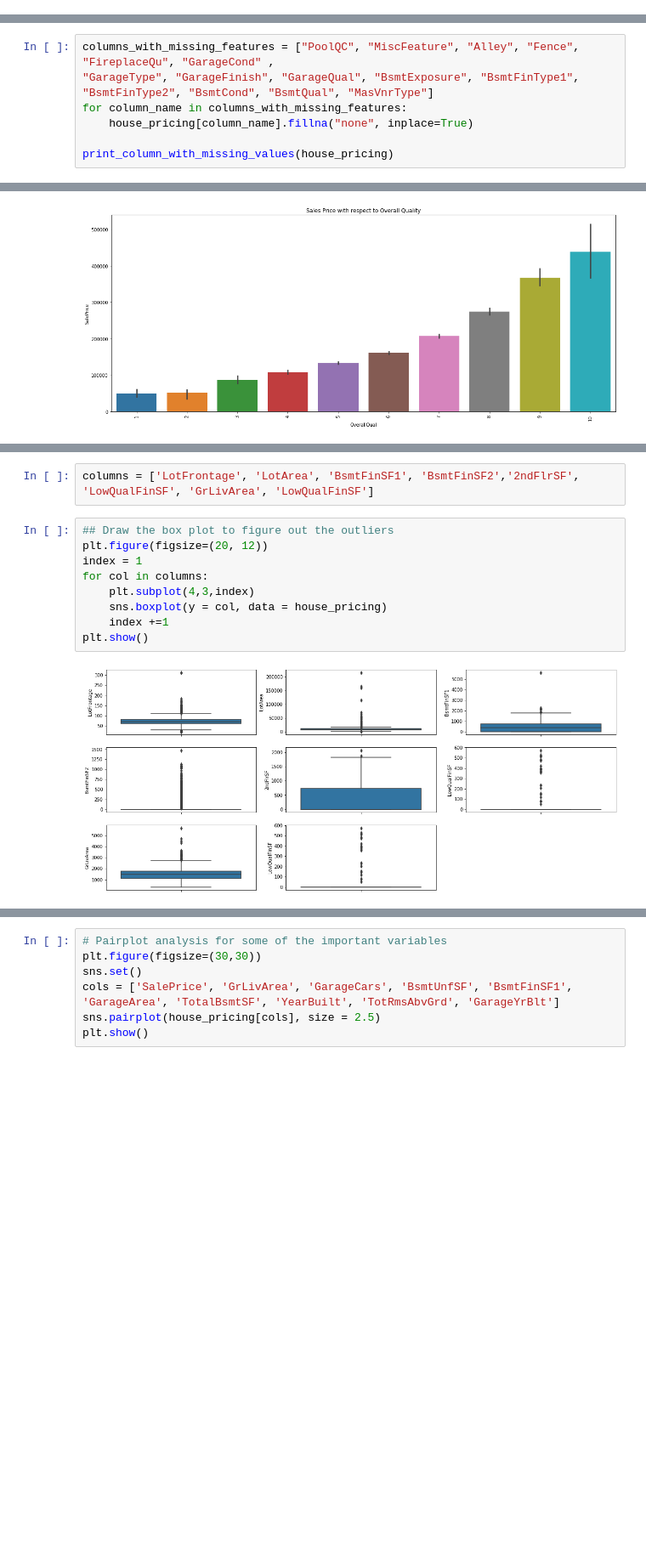
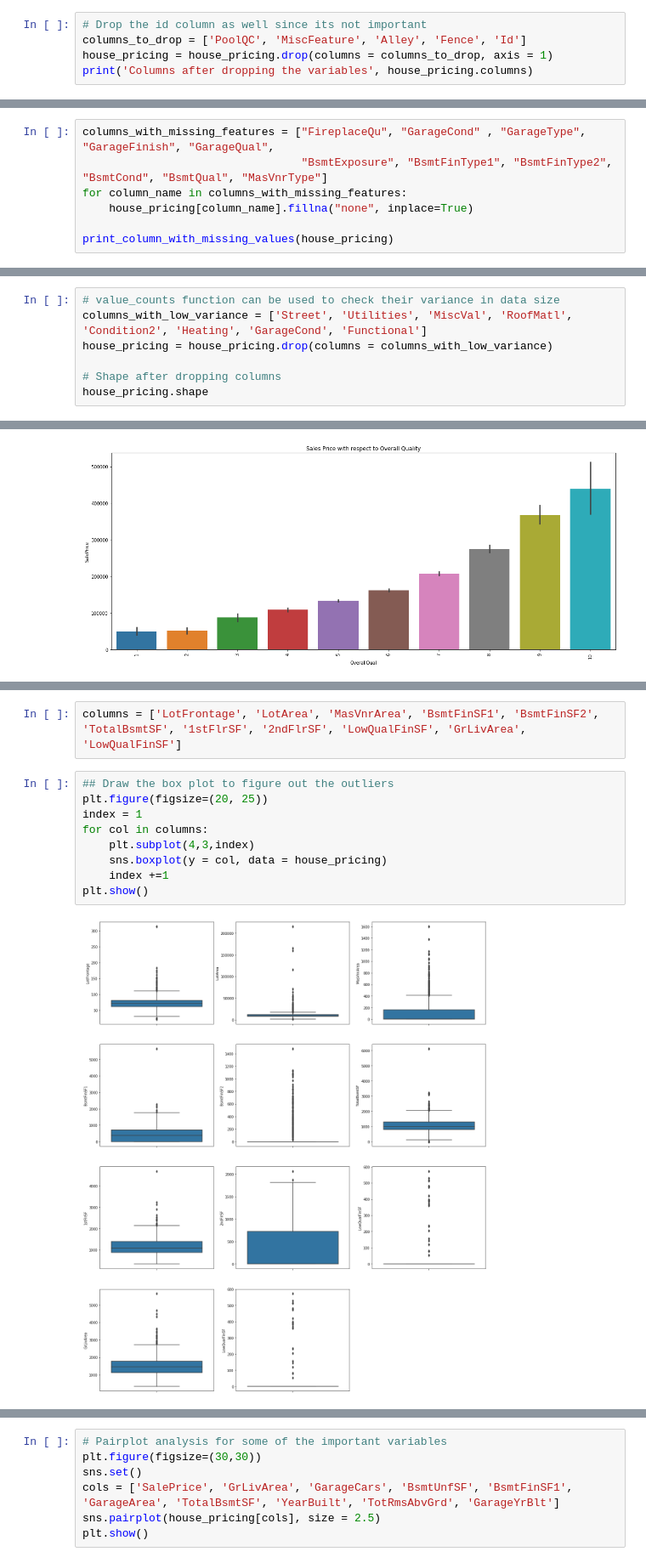
Before and after one commit to ps2420/Advance-Regression---House-Price-Prediction, a Jupyter notebook: Advanced Regression - House Price Prediction.ipynb, the cells around one changed output, grey strips where cells are left out. Shown at 85% size. Drawn from its saved outputs; the diff is of its cells as text; blank space fills up the shorter version.

Commit message:
More eda and variable analysis

```diff
--- a/Advanced Regression - House Price Prediction.ipynb
+++ b/Advanced Regression - House Price Prediction.ipynb
@@ -199,0 +220,5 @@ dtype: float64
+# %%
+# Drop the id column as well since its not important
+columns_to_drop = ['PoolQC', 'MiscFeature', 'Alley', 'Fence', 'Id']
+house_pricing = house_pricing.drop(columns = columns_to_drop, axis = 1)
+print('Columns after dropping the variables', house_pricing.columns)
@@ -201,8 +244,8 @@ dtype: float64
 ### 1.2.2.1 Categorical columns (handling missing values of the data)
 - Replace missing column values as null
 # %%
-columns_with_missing_features = ["PoolQC", "MiscFeature", "Alley", "Fence", "FireplaceQu", "GarageCond" ,
-"GarageType", "GarageFinish", "GarageQual", "BsmtExposure", "BsmtFinType1", "BsmtFinType2", "BsmtCond", "BsmtQual", "MasVnrType"]
+columns_with_missing_features = ["FireplaceQu", "GarageCond" , "GarageType", "GarageFinish", "GarageQual",
+                                 "BsmtExposure", "BsmtFinType1", "BsmtFinType2", "BsmtCond", "BsmtQual", "MasVnrType"]
 for column_name in columns_with_missing_features:
     house_pricing[column_name].fillna("none", inplace=True)
 
@@ -294,0 +389,7 @@ plt.xticks(rotation=90)
+# %%
+# value_counts function can be used to check their variance in data size
+columns_with_low_variance = ['Street', 'Utilities', 'MiscVal', 'RoofMatl', 'Condition2', 'Heating', 'GarageCond', 'Functional']
+house_pricing = house_pricing.drop(columns = columns_with_low_variance)
+
+# Shape after dropping columns
+house_pricing.shape
@@ -341,15 +449,15 @@ house_pricing.describe(percentiles=[.25,.50,.75,.90,.95,.99])
 - Given data-set size is very small, dropping a significant amount of data may not be of much help
 - Corelation matrix can be used to find significance or relationship between variables to drop the variable later.
 # %%
-columns = ['LotFrontage', 'LotArea', 'BsmtFinSF1', 'BsmtFinSF2','2ndFlrSF', 'LowQualFinSF', 'GrLivArea', 'LowQualFinSF']
+columns = ['LotFrontage', 'LotArea', 'MasVnrArea', 'BsmtFinSF1', 'BsmtFinSF2', 'TotalBsmtSF', '1stFlrSF', '2ndFlrSF', 'LowQualFinSF', 'GrLivArea', 'LowQualFinSF']
 # %%
 ## Draw the box plot to figure out the outliers
-plt.figure(figsize=(20, 12))
+plt.figure(figsize=(20, 25))
 index = 1
 for col in columns:
     plt.subplot(4,3,index)
     sns.boxplot(y = col, data = house_pricing)
     index +=1
 plt.show()
 # %% [output]
-[figure, old version]
+[figure, new version]
```
Also changed, not shown: parts of 92 cells of this notebook.
